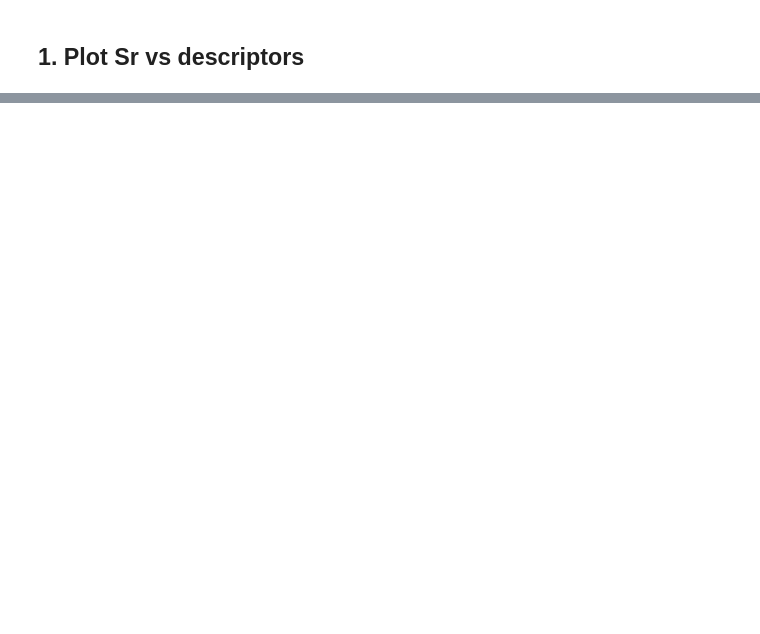
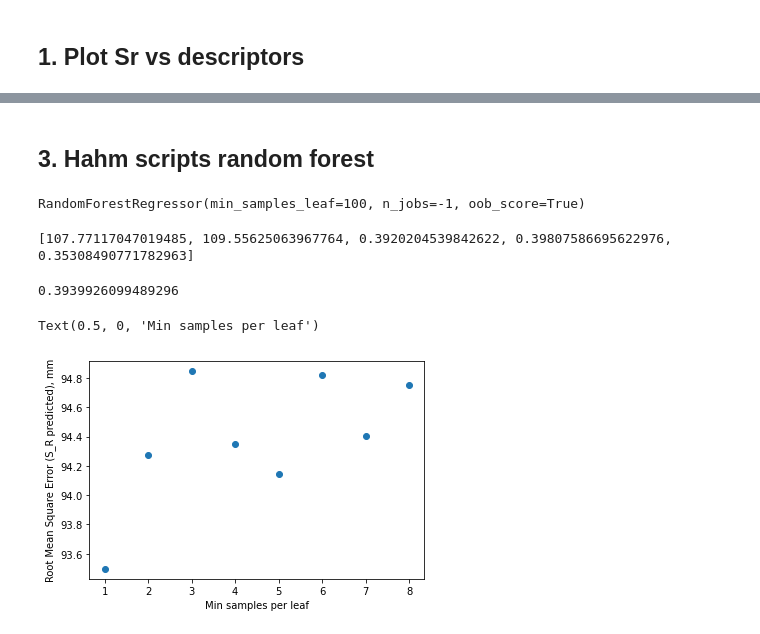
Before and after one commit to fvanoorschot/global_sr_module, a Jupyter notebook: run_script_prediction.ipynb, the cells around one changed output, grey strips where cells are left out. Cells and saved outputs as stored; diff of their text form; code cells hidden in the pictures; blank space fills up the shorter version.

```diff
--- a/run_script_prediction.ipynb
+++ b/run_script_prediction.ipynb
@@ -469,0 +663,69 @@ ld_sort
+# %% [markdown]
+## 3. Hahm scripts random forest
+# %%
+f = f'{work_dir}/output/catchment_characteristics/master_characteristics_gswp-p_gleam-ep_gswp-t.csv'
+df = pd.read_csv(f,index_col=0)
+df = df.dropna()
+# %%
+from sklearn.model_selection import train_test_split
+
+target = df['sr_20']
+predictors = ['p_mean','ep_mean','cvp','asi']
+pred_df = df[predictors]
+
+
+X_train, X_valid, y_train, y_valid = train_test_split(pred_df.values,
+                                                      target.values,
+                                                      random_state=42)
+MIN_SAMPLES_LEAF = 100
+
+m = RandomForestRegressor(
+                          n_jobs=-1,
+                          min_samples_leaf=MIN_SAMPLES_LEAF,
+                          oob_score=True)
+m_all = RandomForestRegressor(
+                          min_samples_leaf=MIN_SAMPLES_LEAF,
+                          n_jobs=-1,
+                          oob_score=True)
+m.fit(X_train, y_train)
+m_all.fit(pred_df.values,target.values)
+# %% [output]
+RandomForestRegressor(min_samples_leaf=100, n_jobs=-1, oob_score=True)
+# %%
+def rmse(x,y):
+    return np.sqrt(((x-y)**2).mean())
+
+def print_score(m):
+    res = [rmse(m.predict(X_train), y_train), rmse(m.predict(X_valid), y_valid),
+                m.score(X_train, y_train), m.score(X_valid, y_valid)]
+    if hasattr(m, 'oob_score_'): res.append(m.oob_score_)
+    print(res)
+
+def rf_feat_importance(m, df):
+    return pd.DataFrame({'cols':df.columns, 'imp':m.feature_importances_}
+                       ).sort_values('imp', ascending=False)
+
+print_score(m)
+
+# Percent variance explained by model (R2 score)
+metrics.r2_score(target.values,m.predict(pred_df.values))
+# %% [output]
+[107.77117047019485, 109.55625063967764, 0.3920204539842622, 0.39807586695622976, 0.35308490771782963]
+0.3939926099489296
+# %%
+### HYPERPARAMETER EXPLORATION
+rmses = []
+min_leaves = [1,2,3,4,5,6,7,8]
+for leaves in min_leaves:
+    m = RandomForestRegressor(n_estimators=20,
+                            n_jobs=-1,
+                            min_samples_leaf=leaves)
+    m.fit(X_train, y_train)
+    rmses.append(rmse(m.predict(X_valid), y_valid))
+# %%
+plt.scatter(min_leaves,rmses)
+plt.ylabel('Root Mean Square Error (S_R predicted), mm')
+plt.xlabel('Min samples per leaf')
+# %% [output]
+Text(0.5, 0, 'Min samples per leaf')
+[figure, added]
```
Also changed, not shown: parts of 23 cells of this notebook.
